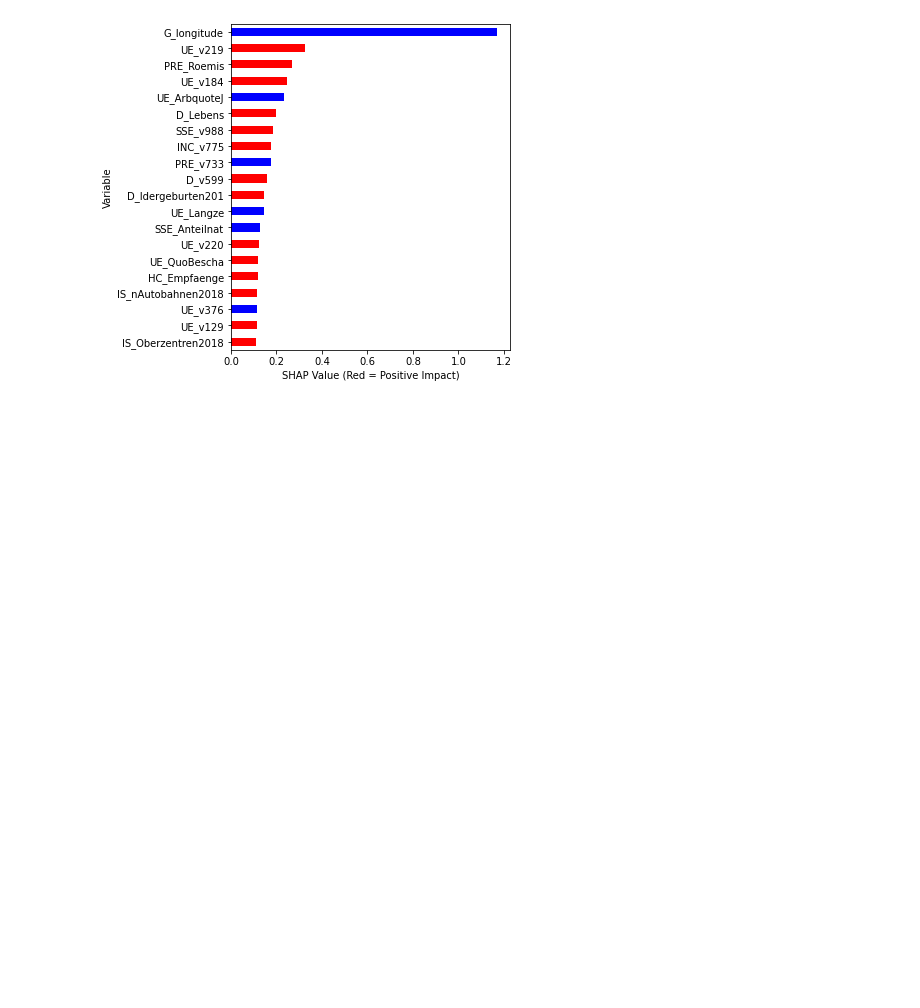
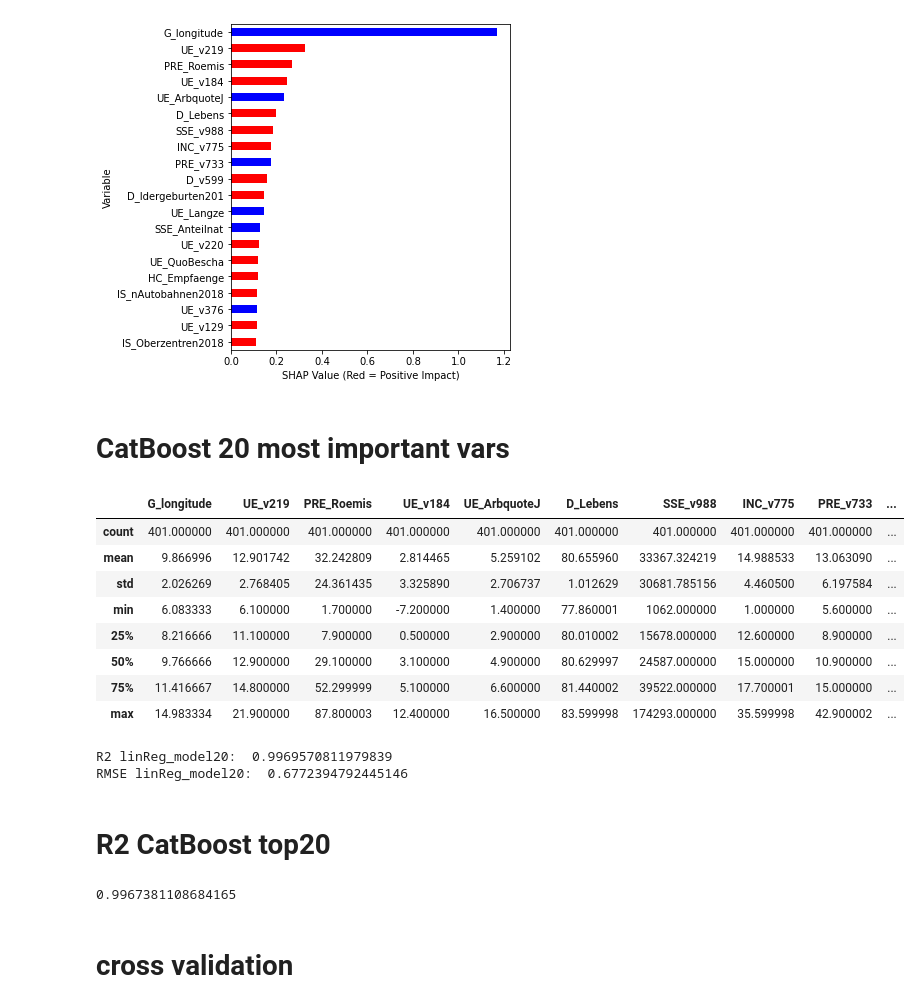
Before and after one commit to data-cr/covid19, a Jupyter notebook: SHAP_0to75.ipynb, the cells around one changed output. Saved outputs shown, nothing was run; the diff lists cells and outputs as text; code cells hidden in the pictures; blank space fills up the shorter version.

```diff
--- a/SHAP_0to75.ipynb
+++ b/SHAP_0to75.ipynb
@@ -54,3 +28,5 @@ df.head()
 # %%
 Y = df['std_inz_0to75']
 X = df.loc[:, ~df.columns.isin(['std_inz_0to75', 'eastwest'])]
+f_names = list(X.columns)
+print("Number of features: ", len(X.columns))
@@ -76,12 +54,13 @@ rf.score(X, Y)
 # %%
 # initialize Pool
-train_pool = Pool(X,Y)
+train_pool = Pool(data=X,
+                  label=Y,
+                 feature_names = f_names)
 
 
 # specify the training parameters
-model = CatBoostRegressor(random_seed=0)
+model = CatBoostRegressor(random_seed=0,
+                          logging_level="Silent"
+                         )
 #train the model
 cb = model.fit(train_pool)
-# make the prediction using the resulting model
-preds = model.predict(train_pool)
-#print(preds)
@@ -203,3 +228,24 @@ ABS_SHAP(shap_values_cb,X)
 invalid value encountered in true_divide
 invalid value encountered in true_divide
 [figure]
+# %% [markdown]
+# CatBoost 20 most important vars
+# %%
+f = len(X.columns)
+l = f-21
+ll = f-11
+# %%
+top20feature = X.columns[np.argsort(np.abs(shap_values_cb).mean(0))][f:l:-1]
+top10feature = X.columns[np.argsort(np.abs(shap_values_cb).mean(0))][f:ll:-1]
+
+X[top20feature].describe()
+# %% [output]
+|  | G_longitude | UE_v219 | PRE_Roemis | UE_v184 | UE_ArbquoteJ | D_Lebens | SSE_v988 | INC_v775 | PRE_v733 | ... |
+| count | 401.000000 | 401.000000 | 401.000000 | 401.000000 | 401.000000 | 401.000000 | 401.000000 | 401.000000 | 401.000000 | ... |
+| mean | 9.866996 | 12.901742 | 32.242809 | 2.814465 | 5.259102 | 80.655960 | 33367.324219 | 14.988533 | 13.063090 | ... |
+| std | 2.026269 | 2.768405 | 24.361435 | 3.325890 | 2.706737 | 1.012629 | 30681.785156 | 4.460500 | 6.197584 | ... |
+| min | 6.083333 | 6.100000 | 1.700000 | -7.200000 | 1.400000 | 77.860001 | 1062.000000 | 1.000000 | 5.600000 | ... |
+| 25% | 8.216666 | 11.100000 | 7.900000 | 0.500000 | 2.900000 | 80.010002 | 15678.000000 | 12.600000 | 8.900000 | ... |
+| 50% | 9.766666 | 12.900000 | 29.100000 | 3.100000 | 4.900000 | 80.629997 | 24587.000000 | 15.000000 | 10.900000 | ... |
+| 75% | 11.416667 | 14.800000 | 52.299999 | 5.100000 | 6.600000 | 81.440002 | 39522.000000 | 17.700001 | 15.000000 | ... |
+| max | 14.983334 | 21.900000 | 87.800003 | 12.400000 | 16.500000 | 83.599998 | 174293.000000 | 35.599998 | 42.900002 | ... |
@@ -205,0 +265,24 @@ invalid value encountered in true_divide
+# %%
+# prediction
+preds20 = cb20.predict(train_pool20,
+                    prediction_type="RawFormulaVal"
+                  )
+#print(Y.dtype)
+preds20 = preds20.reshape(-1, 1)
+#print(preds20)
+from sklearn.linear_model import LinearRegression
+from sklearn import metrics
+reg20 = LinearRegression().fit(preds20, Y)
+print("R2 linReg_model20: ", reg.score(preds20, Y))
+print("RMSE linReg_model20: ",metrics.mean_squared_error(preds20, Y))
+# %% [output]
+R2 linReg_model20:  0.9969570811979839
+RMSE linReg_model20:  0.6772394792445146
+# %% [markdown]
+# R2 CatBoost top20
+# %%
+cb20.score(X[top20feature], Y)
+# %% [output]
+0.9967381108684165
+# %% [markdown]
+# cross validation
```
Also changed, not shown: parts of 22 cells of this notebook, 4 other files.
